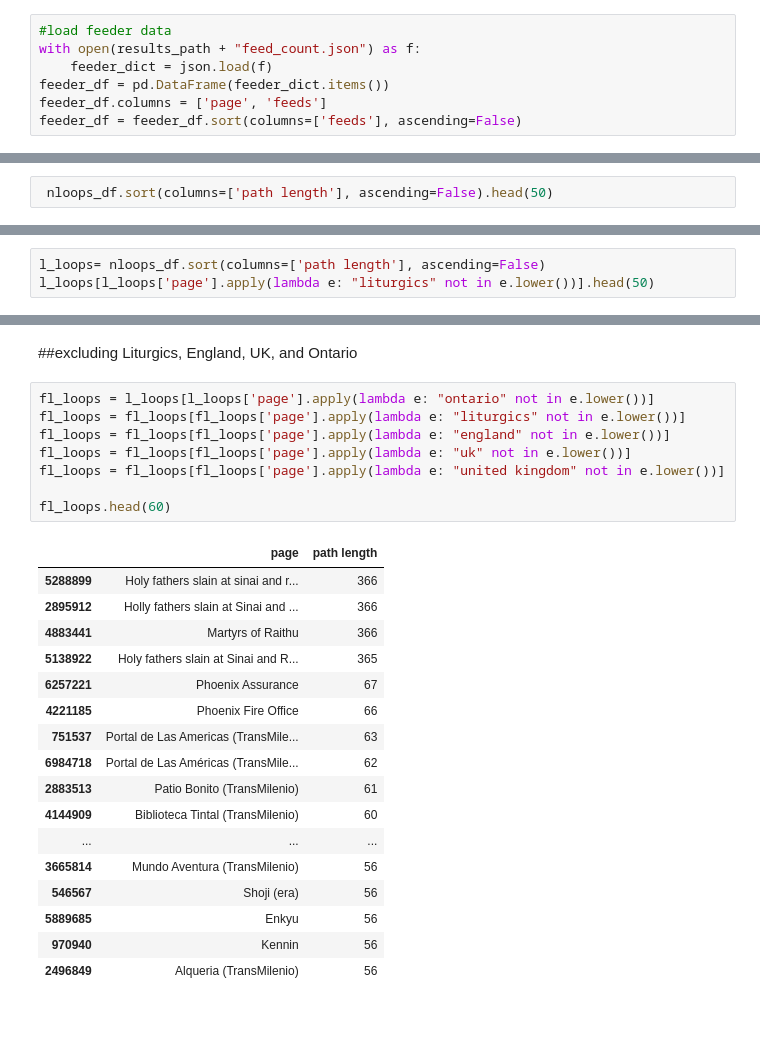
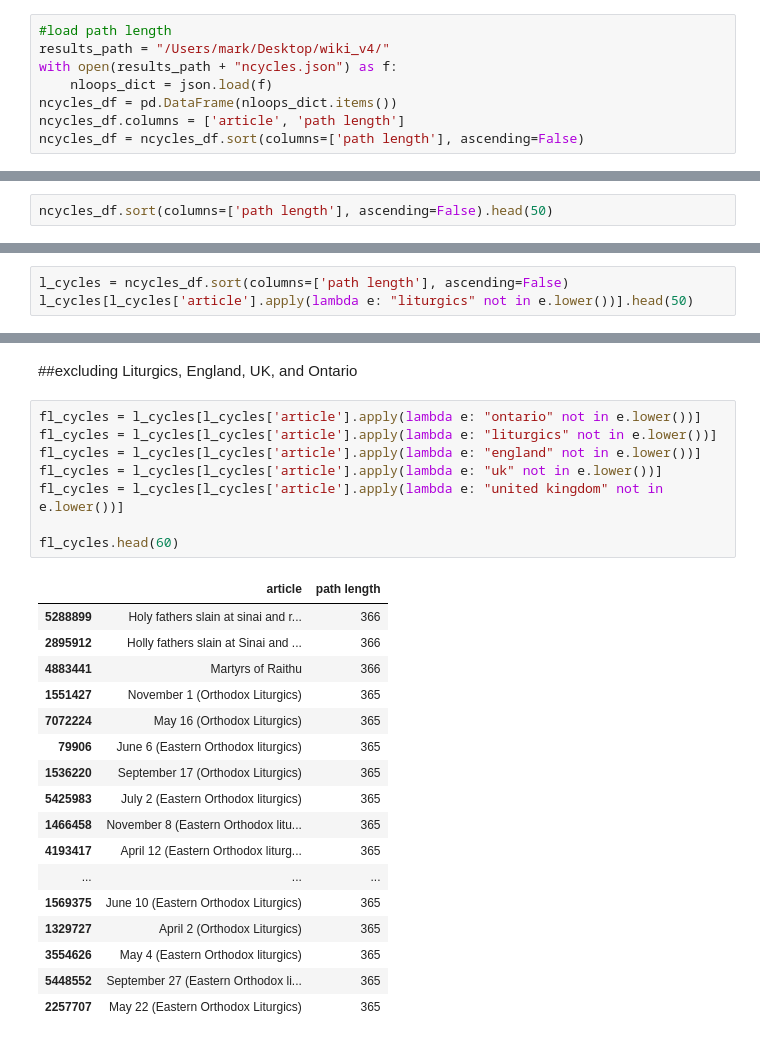
Before and after one commit to marksibrahim/wikipedia_network, a Jupyter notebook: results/cycles.ipynb, the cells around one changed output, grey strips where cells are left out. Cells and saved outputs as stored; diff of their text form.

Commit message:
cycles network viz

```diff
--- a/results/explore/basins_and_cycles.ipynb
+++ b/results/cycles.ipynb
@@ -252,7 +20,8 @@ rank  360
 # %%
-#load feeder data
-with open(results_path + "feed_count.json") as f:
-    feeder_dict = json.load(f)
-feeder_df = pd.DataFrame(feeder_dict.items())
-feeder_df.columns = ['page', 'feeds']
-feeder_df = feeder_df.sort(columns=['feeds'], ascending=False)
+#load path length
+results_path = "/Users/mark/Desktop/wiki_v4/"
+with open(results_path + "ncycles.json") as f:
+    nloops_dict = json.load(f)
+ncycles_df = pd.DataFrame(nloops_dict.items())
+ncycles_df.columns = ['article', 'path length']
+ncycles_df = ncycles_df.sort(columns=['path length'], ascending=False)
@@ -477,5 +247,5 @@ combined100_df.sort(columns=['visits'], ascending=False)
 # %% [markdown]
 ##Longest Cycles
 # %%
- nloops_df.sort(columns=['path length'], ascending=False).head(50)
+ncycles_df.sort(columns=['path length'], ascending=False).head(50)
 # %% [output]
@@ -499,6 +269,6 @@ combined100_df.sort(columns=['visits'], ascending=False)
 # %% [markdown]
 ###excluding liturgics
 # %%
-l_loops= nloops_df.sort(columns=['path length'], ascending=False)
-l_loops[l_loops['page'].apply(lambda e: "liturgics" not in e.lower())].head(50)
+l_cycles = ncycles_df.sort(columns=['path length'], ascending=False)
+l_cycles[l_cycles['article'].apply(lambda e: "liturgics" not in e.lower())].head(50)
 # %% [output]
@@ -522,28 +292,28 @@ l_loops[l_loops['page'].apply(lambda e: "liturgics" not in e.lower())].head(50)
 # %% [markdown]
 ##excluding Liturgics, England, UK, and Ontario
 # %%
-fl_loops = l_loops[l_loops['page'].apply(lambda e: "ontario" not in e.lower())]
-fl_loops = fl_loops[fl_loops['page'].apply(lambda e: "liturgics" not in e.lower())]
-fl_loops = fl_loops[fl_loops['page'].apply(lambda e: "england" not in e.lower())]
-fl_loops = fl_loops[fl_loops['page'].apply(lambda e: "uk" not in e.lower())]
-fl_loops = fl_loops[fl_loops['page'].apply(lambda e: "united kingdom" not in e.lower())]
+fl_cycles = l_cycles[l_cycles['article'].apply(lambda e: "ontario" not in e.lower())]
+fl_cycles = l_cycles[l_cycles['article'].apply(lambda e: "liturgics" not in e.lower())]
+fl_cycles = l_cycles[l_cycles['article'].apply(lambda e: "england" not in e.lower())]
+fl_cycles = l_cycles[l_cycles['article'].apply(lambda e: "uk" not in e.lower())]
+fl_cycles = l_cycles[l_cycles['article'].apply(lambda e: "united kingdom" not in e.lower())]
 
-fl_loops.head(60)
+fl_cycles.head(60)
 # %% [output]
-|  | page | path length |
+|  | article | path length |
 | 5288899 | Holy fathers slain at sinai and r... | 366 |
 | 2895912 | Holly fathers slain at Sinai and ... | 366 |
 | 4883441 | Martyrs of Raithu | 366 |
-| 5138922 | Holy fathers slain at Sinai and R... | 365 |
-| 6257221 | Phoenix Assurance | 67 |
-| 4221185 | Phoenix Fire Office | 66 |
-| 751537 | Portal de Las Americas (TransMile... | 63 |
-| 6984718 | Portal de Las Américas (TransMile... | 62 |
-| 2883513 | Patio Bonito (TransMilenio) | 61 |
-| 4144909 | Biblioteca Tintal (TransMilenio) | 60 |
+| 1551427 | November 1 (Orthodox Liturgics) | 365 |
+| 7072224 | May 16 (Orthodox Liturgics) | 365 |
+| 79906 | June 6 (Eastern Orthodox liturgics) | 365 |
+| 1536220 | September 17 (Orthodox Liturgics) | 365 |
+| 5425983 | July 2 (Eastern Orthodox liturgics) | 365 |
+| 1466458 | November 8 (Eastern Orthodox litu... | 365 |
+| 4193417 | April 12 (Eastern Orthodox liturg... | 365 |
 | ... | ... | ... |
-| 3665814 | Mundo Aventura (TransMilenio) | 56 |
-| 546567 | Shoji (era) | 56 |
-| 5889685 | Enkyu | 56 |
-| 970940 | Kennin | 56 |
-| 2496849 | Alqueria (TransMilenio) | 56 |
+| 1569375 | June 10 (Eastern Orthodox Liturgics) | 365 |
+| 1329727 | April 2 (Orthodox Liturgics) | 365 |
+| 3554626 | May 4 (Eastern Orthodox liturgics) | 365 |
+| 5448552 | September 27 (Eastern Orthodox li... | 365 |
+| 2257707 | May 22 (Eastern Orthodox Liturgics) | 365 |
```
Also changed, not shown: parts of 45 cells of this notebook, 5 other files.
